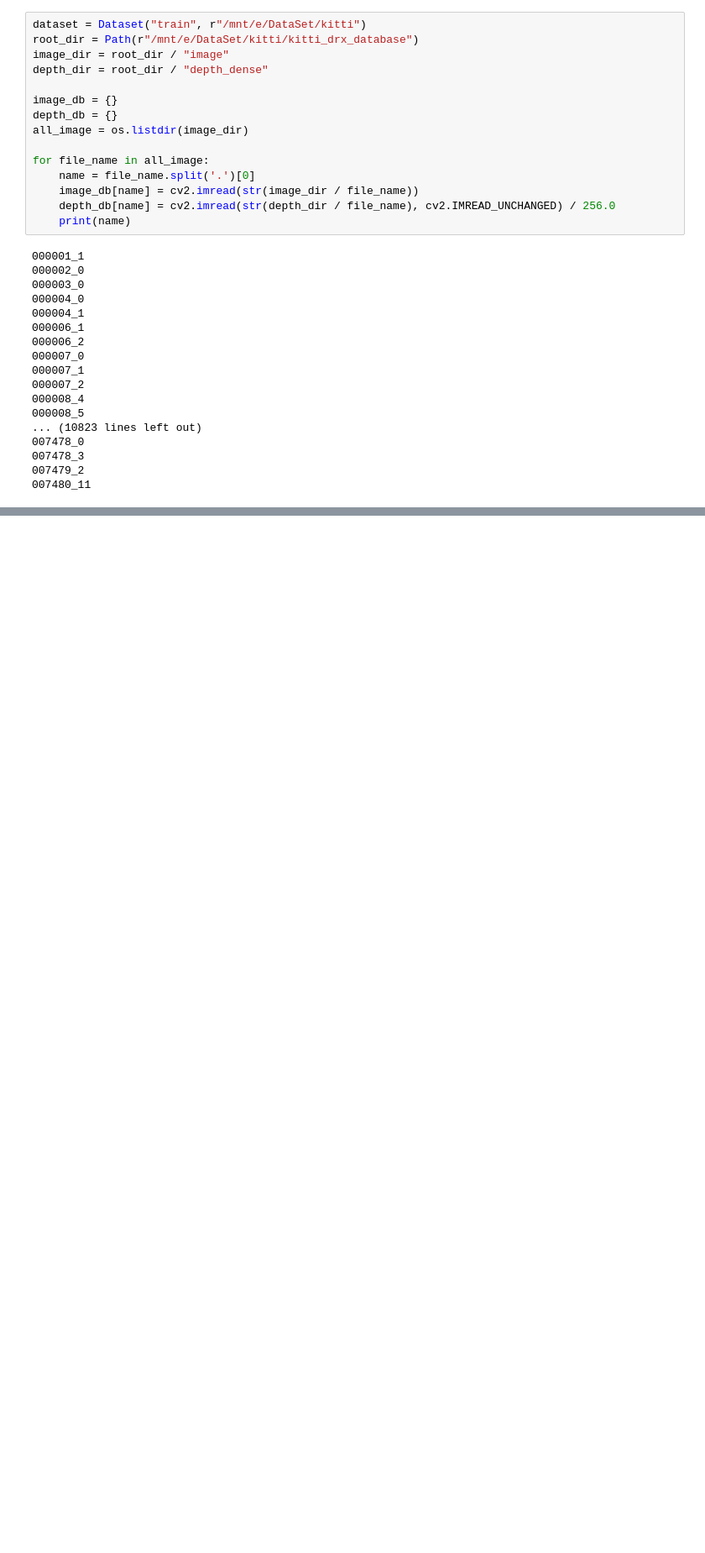
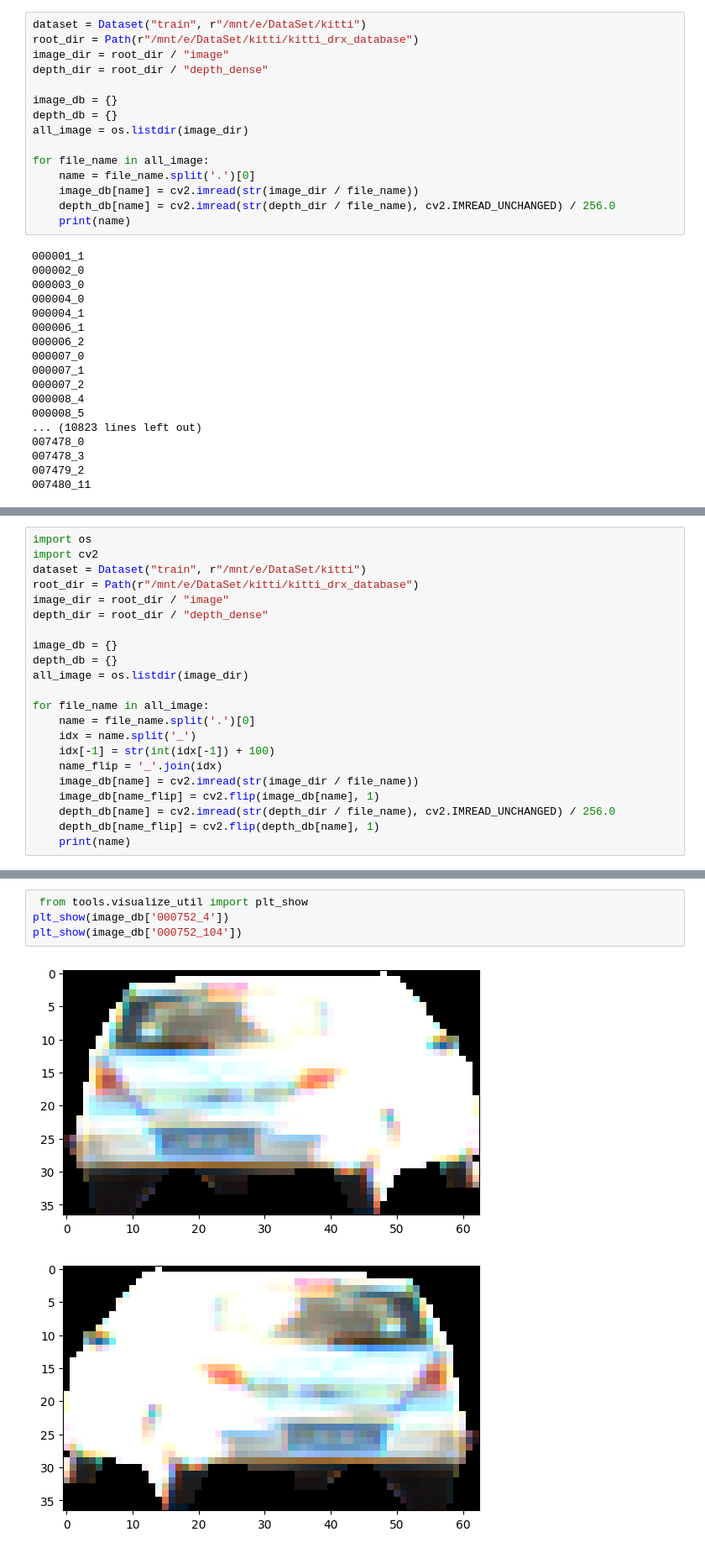
Before and after one commit to romantic-black/DID-M3D, a Jupyter notebook: notebooks/Visualise_instances.ipynb, the cells around one changed output, grey strips where cells are left out. Shown at 84% size. Drawn from its saved outputs; the diff is of its cells as text; blank space fills up the shorter version.

Commit message:
add: flip

```diff
--- a/notebooks/Visualise_instances.ipynb
+++ b/notebooks/Visualise_instances.ipynb
@@ -491,0 +598,22 @@ db: pd.DataFrame = db.rename(columns={'rx': 'z/y'})
+# %%
+import os
+import cv2
+dataset = Dataset("train", r"/mnt/e/DataSet/kitti")
+root_dir = Path(r"/mnt/e/DataSet/kitti/kitti_drx_database")
+image_dir = root_dir / "image"
+depth_dir = root_dir / "depth_dense"
+
+image_db = {}
+depth_db = {}
+all_image = os.listdir(image_dir)
+
+for file_name in all_image:
+    name = file_name.split('.')[0]
+    idx = name.split('_')
+    idx[-1] = str(int(idx[-1]) + 100)
+    name_flip = '_'.join(idx)
+    image_db[name] = cv2.imread(str(image_dir / file_name))
+    image_db[name_flip] = cv2.flip(image_db[name], 1)
+    depth_db[name] = cv2.imread(str(depth_dir / file_name), cv2.IMREAD_UNCHANGED) / 256.0
+    depth_db[name_flip] = cv2.flip(depth_db[name], 1)
+    print(name)
@@ -491,0 +638,7 @@ db: pd.DataFrame = db.rename(columns={'rx': 'z/y'})
+# %%
+ from tools.visualize_util import plt_show
+plt_show(image_db['000752_4'])
+plt_show(image_db['000752_104'])
+# %% [output]
+[figure, added]
+[figure, added]
```
Also changed, not shown: parts of 13 cells of this notebook, 1 other file.
